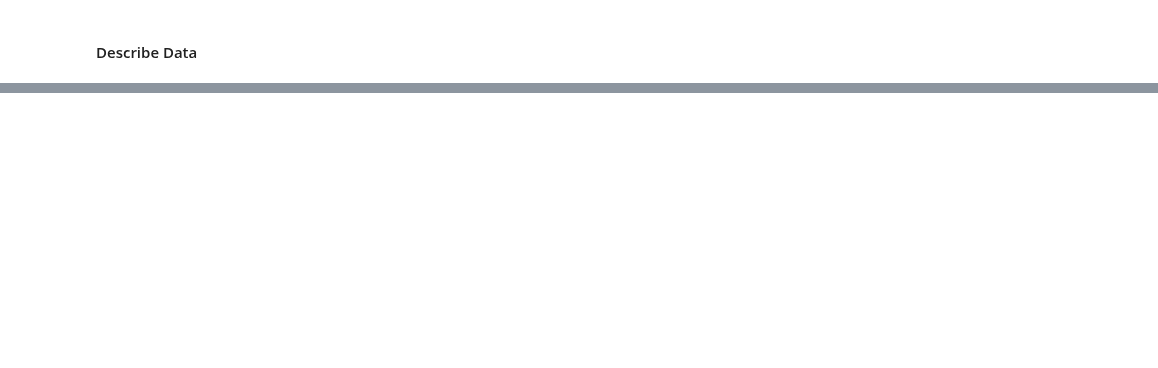
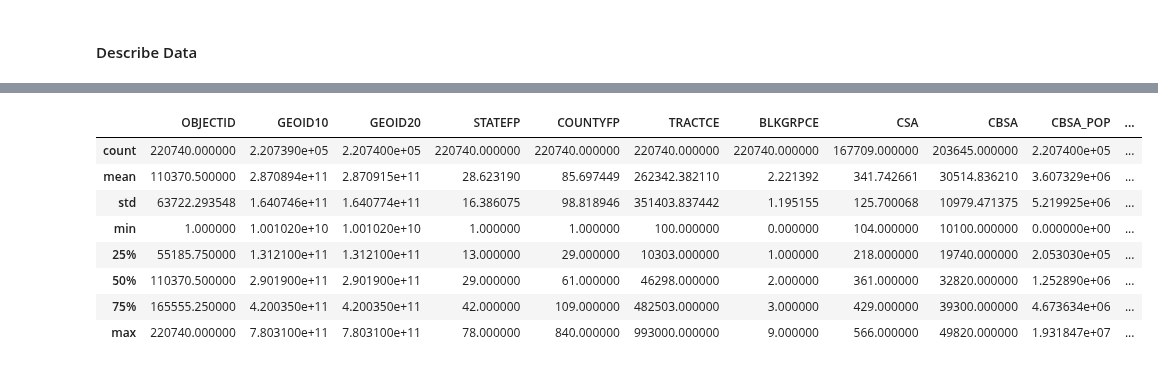
Before and after one commit to JamesJFan/CS6140_MachineLearning_FinalProject_Group1, a Jupyter notebook: CS6140_MachineLearning_FinalProject_Group1.ipynb, the cells around one changed output, grey strips where cells are left out. Cells and saved outputs as stored; diff of their text form; code cells hidden in the pictures; blank space fills up the shorter version.

```diff
--- a/CS6140_MachineLearning_FinalProject_Group1.ipynb
+++ b/CS6140_MachineLearning_FinalProject_Group1.ipynb
@@ -38,0 +53,13 @@ display(df)
+# %%
+# describe numeric variables
+raw_df.describe()
+# %% [output]
+|  | OBJECTID | GEOID10 | GEOID20 | STATEFP | COUNTYFP | TRACTCE | BLKGRPCE | CSA | CBSA | CBSA_POP | ... |
+| count | 220740.000000 | 2.207390e+05 | 2.207400e+05 | 220740.000000 | 220740.000000 | 220740.000000 | 220740.000000 | 167709.000000 | 203645.000000 | 2.207400e+05 | ... |
+| mean | 110370.500000 | 2.870894e+11 | 2.870915e+11 | 28.623190 | 85.697449 | 262342.382110 | 2.221392 | 341.742661 | 30514.836210 | 3.607329e+06 | ... |
+| std | 63722.293548 | 1.640746e+11 | 1.640774e+11 | 16.386075 | 98.818946 | 351403.837442 | 1.195155 | 125.700068 | 10979.471375 | 5.219925e+06 | ... |
+| min | 1.000000 | 1.001020e+10 | 1.001020e+10 | 1.000000 | 1.000000 | 100.000000 | 0.000000 | 104.000000 | 10100.000000 | 0.000000e+00 | ... |
+| 25% | 55185.750000 | 1.312100e+11 | 1.312100e+11 | 13.000000 | 29.000000 | 10303.000000 | 1.000000 | 218.000000 | 19740.000000 | 2.053030e+05 | ... |
+| 50% | 110370.500000 | 2.901900e+11 | 2.901900e+11 | 29.000000 | 61.000000 | 46298.000000 | 2.000000 | 361.000000 | 32820.000000 | 1.252890e+06 | ... |
+| 75% | 165555.250000 | 4.200350e+11 | 4.200350e+11 | 42.000000 | 109.000000 | 482503.000000 | 3.000000 | 429.000000 | 39300.000000 | 4.673634e+06 | ... |
+| max | 220740.000000 | 7.803100e+11 | 7.803100e+11 | 78.000000 | 840.000000 | 993000.000000 | 9.000000 | 566.000000 | 49820.000000 | 1.931847e+07 | ... |
```
Also changed, not shown: parts of 16 cells of this notebook.
